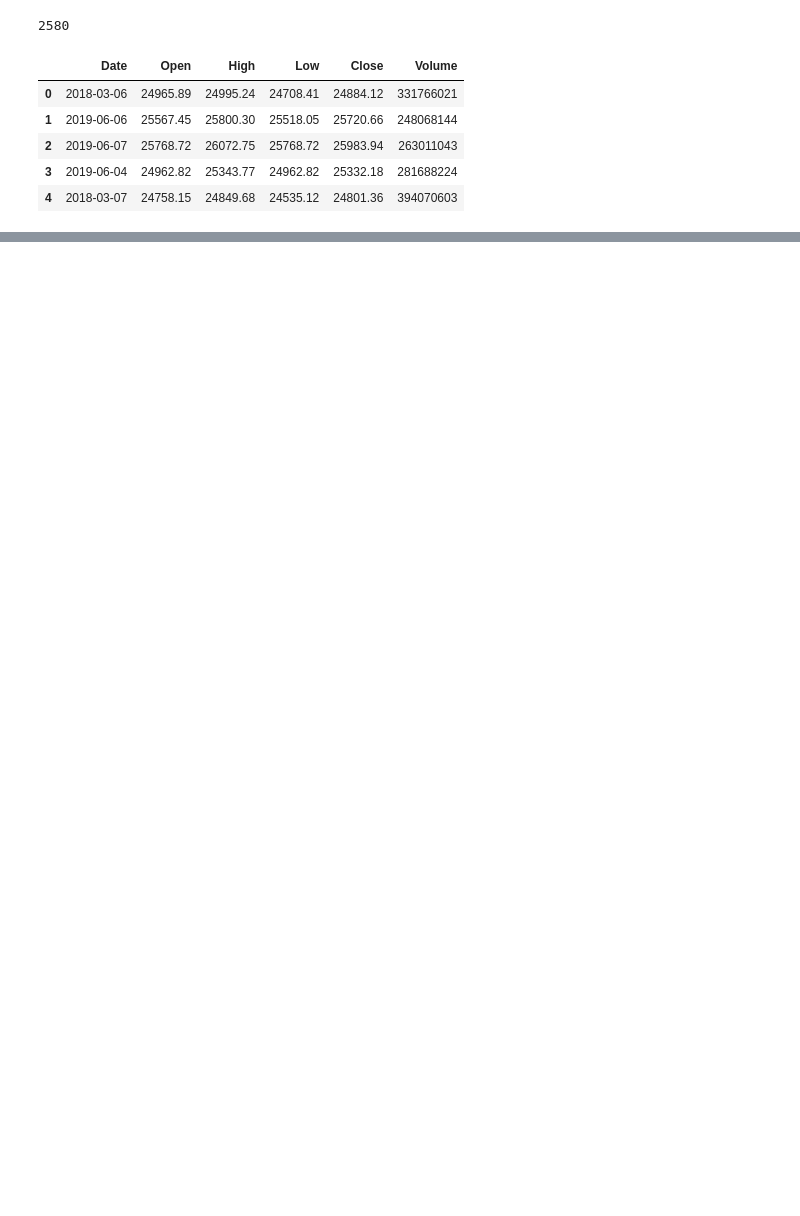
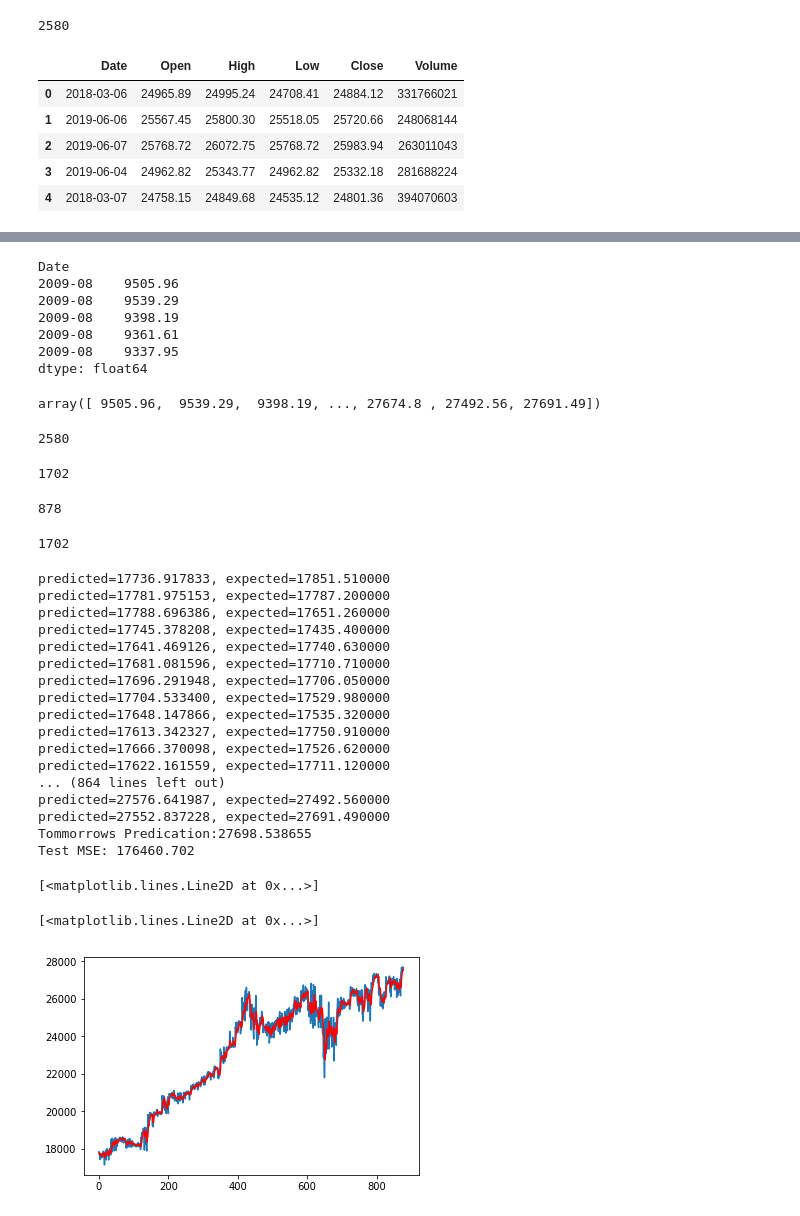
Before and after one commit to usamabaig1/Stock-Price-Prediction-Model, a Jupyter notebook: StockPredictionModelv3_DJI-Today.ipynb, the cells around one changed output, grey strips where cells are left out. Cells and saved outputs as stored; diff of their text form; code cells hidden in the pictures; blank space fills up the shorter version.

```diff
--- a/StockPredictionModelv3_DJI-Today.ipynb
+++ b/StockPredictionModelv3_DJI-Today.ipynb
@@ -409,0 +453,80 @@ ARIMA(6, 2, 0) MSE=221656.710
+# %%
+df_dateclose = pd.Series(merged_dataframe['Close'].values, index = merged_dataframe['Date'])
+df_dateclose.head()
+
+X = df_dateclose.values
+X
+len(X)
+size = int(len(X) * 0.66)
+train, test = X[0:size], X[size:len(X)]
+len(train)
+len(test)
+# train
+history = [x for x in train]
+len(history)
+predictions = list()
+# predictions
+model = ARIMA(X, order=(0,1,1))
+model_fit = model.fit(disp=0)
+output = model_fit.forecast()
+yhat = output[0]
+print ("Tomorrows Prediction: %f " % (yhat))
+
+
+final_model = None
+for t in range(len(test)):
+    model = ARIMA(history, order=(0,1,1))
+    model_fit = model.fit(disp=0)
+    output = model_fit.forecast()
+    yhat = output[0]
+    predictions.append(yhat)
+    obs = test[t]
+    history.append(obs)
+    print('predicted=%f, expected=%f' % (yhat, obs))
+    if (t == (len(test) -1) ):
+        history.append(obs)
+        model = ARIMA(history, order=(0,1,1))
+        model_fit = model.fit(disp=0)
+        output = model_fit.forecast()
+        yhat = output[0]
+        print ("Tomorrows Prediction: %f " % (yhat))
+
+error = mean_squared_error(test, predictions)
+print('Test MSE: %.3f' % error)
+# plot
+pyplot.plot(test)
+pyplot.plot(predictions, color='red')
+pyplot.show()
+# %% [output]
+Date
+2009-08    9505.96
+2009-08    9539.29
+2009-08    9398.19
+2009-08    9361.61
+2009-08    9337.95
+dtype: float64
+array([ 9505.96,  9539.29,  9398.19, ..., 27674.8 , 27492.56, 27691.49])
+2580
+1702
+878
+1702
+predicted=17736.917833, expected=17851.510000
+predicted=17781.975153, expected=17787.200000
+predicted=17788.696386, expected=17651.260000
+predicted=17745.378208, expected=17435.400000
+predicted=17641.469126, expected=17740.630000
+predicted=17681.081596, expected=17710.710000
+predicted=17696.291948, expected=17706.050000
+predicted=17704.533400, expected=17529.980000
+predicted=17648.147866, expected=17535.320000
+predicted=17613.342327, expected=17750.910000
+predicted=17666.370098, expected=17526.620000
+predicted=17622.161559, expected=17711.120000
+... (864 lines left out)
+predicted=27576.641987, expected=27492.560000
+predicted=27552.837228, expected=27691.490000
+Tommorrows Predication:27698.538655
+Test MSE: 176460.702
+[<matplotlib.lines.Line2D at 0x...>]
+[<matplotlib.lines.Line2D at 0x...>]
+[figure, added]
```
Also changed, not shown: parts of 24 cells of this notebook, 2 other files.
